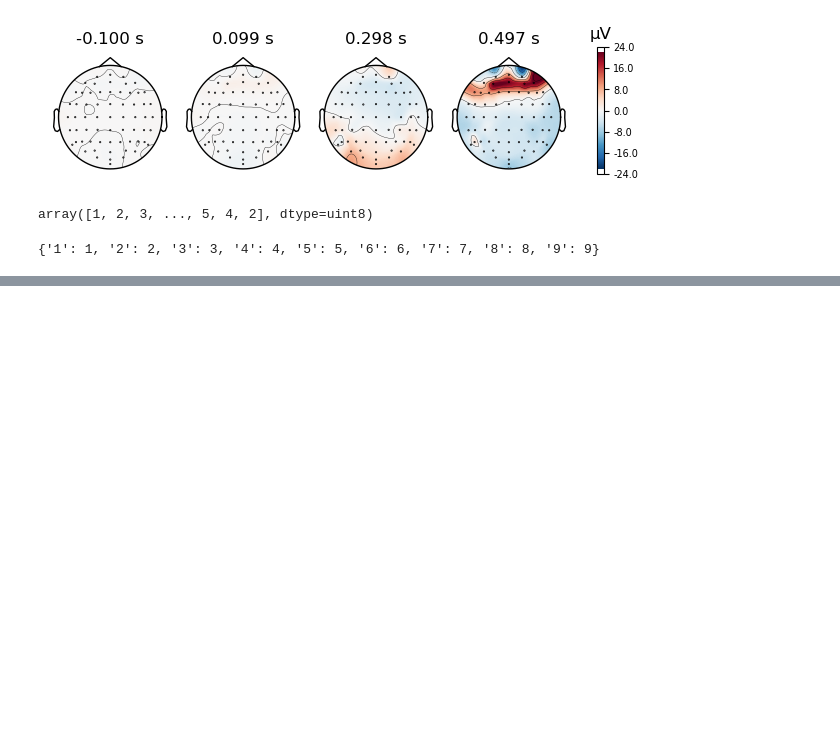
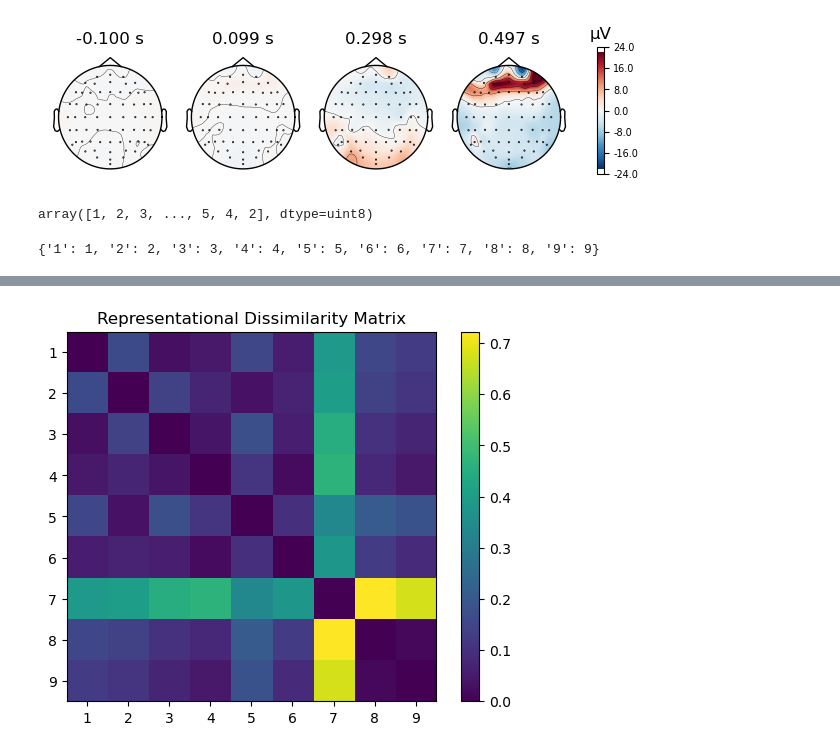
Before and after one commit to dkittelmann/BiMoL, a Jupyter notebook: code/notebooks/ann_based_rsa.ipynb, the cells around one changed output, grey strips where cells are left out. Saved outputs shown, nothing was run; the diff lists cells and outputs as text; code cells hidden in the pictures; blank space fills up the shorter version.

```diff
--- a/code/notebooks/ann_based_rsa.ipynb
+++ b/code/notebooks/ann_based_rsa.ipynb
@@ -82,9 +138,9 @@ def read_custom_epochs(fname):
     epochs = epochs.set_montage(montage)
 
     # Plot to verify
-    epochs.plot_sensors(show_names=True)
-    epochs["5"].average().plot()
-    epochs["3"].average().plot_topomap()
+    #epochs.plot_sensors(show_names=True)
+    #epochs["5"].average().plot()
+    #epochs["leading_restaurant"].average().plot_topomap()
 
     return epochs
 # %%
@@ -229,0 +285,56 @@ plt.colorbar()
+# %%
+from scipy.spatial.distance import cosine
+import matplotlib.pyplot as plt
+
+# EEG RDM
+
+n_events = len(event_dict)
+rdm = np.zeros((n_events, n_events))
+
+# List of event names from the event_dict for indexing
+event_names = list(event_dict.keys())
+
+# Iterate over event names
+for i, event_name_i in enumerate(event_names):
+    for j, event_name_j in enumerate(event_names):
+        arr_1 = epochs[event_name_i].average().get_data().reshape(-1)
+        arr_2 = epochs[event_name_j].average().get_data().reshape(-1)
+        rdm[i, j] = cosine(arr_1, arr_2)
+
+# Plot the RDM matrix
+plt.imshow(rdm, cmap="viridis")
+plt.colorbar()
+
+# Set custom tick labels from 1 to 9 for both x and y axes
+plt.xticks(ticks=np.arange(n_events), labels=np.arange(1, n_events + 1))
+plt.yticks(ticks=np.arange(n_events), labels=np.arange(1, n_events + 1))
+
+
+# convert correction to z test on sample t-test
+# pearson correlation correlations to z score  ->  at the group level; fishers rank correlation parametric way more producible
+# standard fehler sample size  -> alle einträge in der der matrix -> 9 X 9
+#
+
+
+    "leading_library": 1,
+    "trailing_conference_room": 2,
+    "leading_restaurant": 3,
+    "leading_barn": 4,
+    "trailing_church": 5,
+    "leading_beach": 6,
+    "leading_cave": 7,
+    "trailing_forest": 8,
+    "trailing_castle": 9
+
+
+  legal_pairs = {{'leading_Barn' 'trailing_church'} ... % valid 75%
+                {'leading_Barn' 'trailing_conference_room'} ... % invalid 25%
+                {'leading_beach' 'trailing_church'} ... % valid 75%
+                {'leading_beach' 'trailing_conference_room'} ... % invalid 25%
+                {'leading_library' 'trailing_conference_room'} ... % valid 75%
+                {'leading_library' 'trailing_church'} ... % invalid 25%
+                {'leading_restaurant' 'trailing_conference_room'} ... % valid 75%
+                {'leading_restaurant' 'trailing_church'} ... % invalid 25%
+                {'leading_cave' 'trailing_castle'} ... % control 50%
+                {'leading_cave' 'trailing_forest'}}; % control 50%
+# %% [output]
@@ -229,0 +359 @@ plt.colorbar()
+[figure, added]
```
Also changed, not shown: parts of 7 cells of this notebook, 1 other file.
